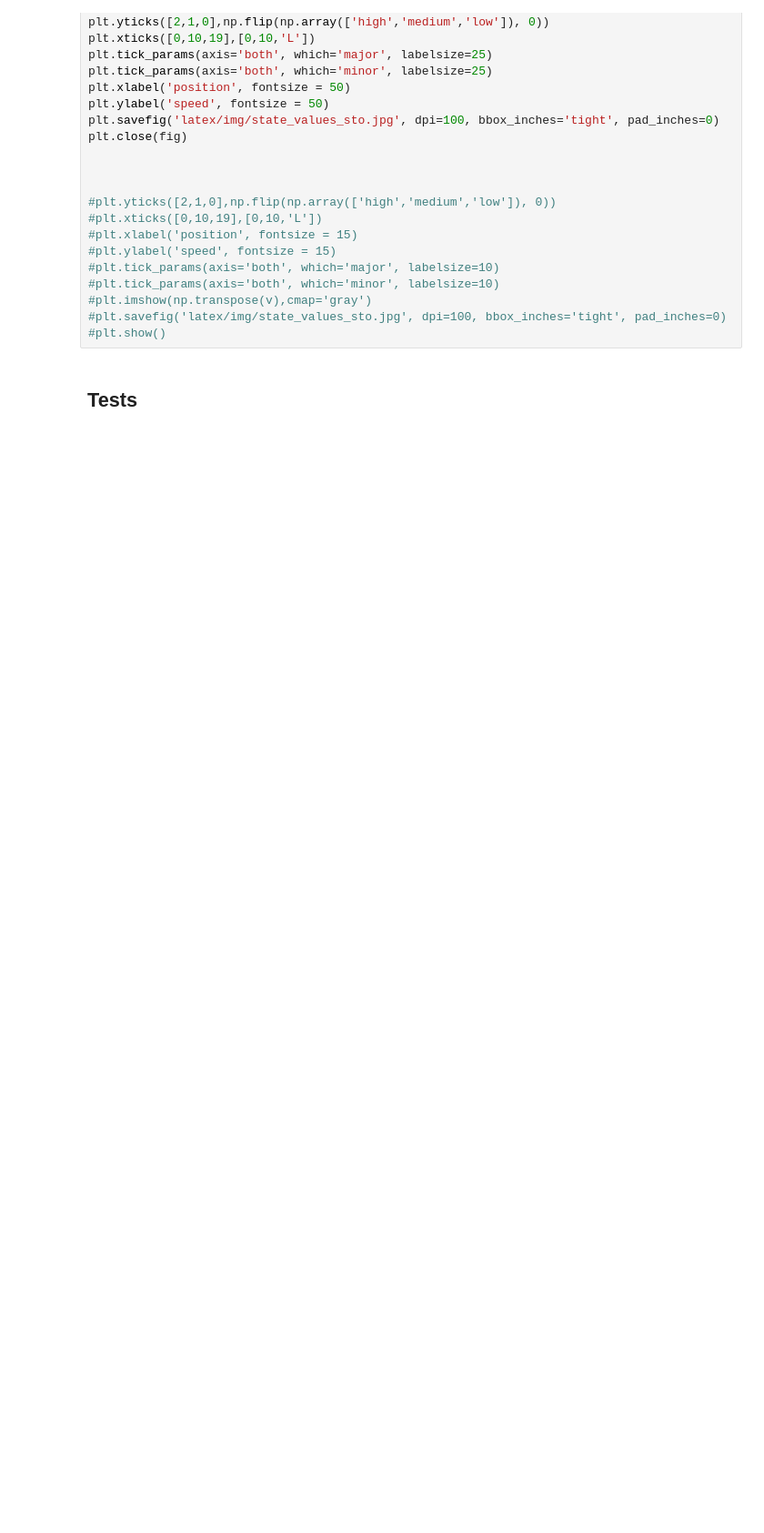
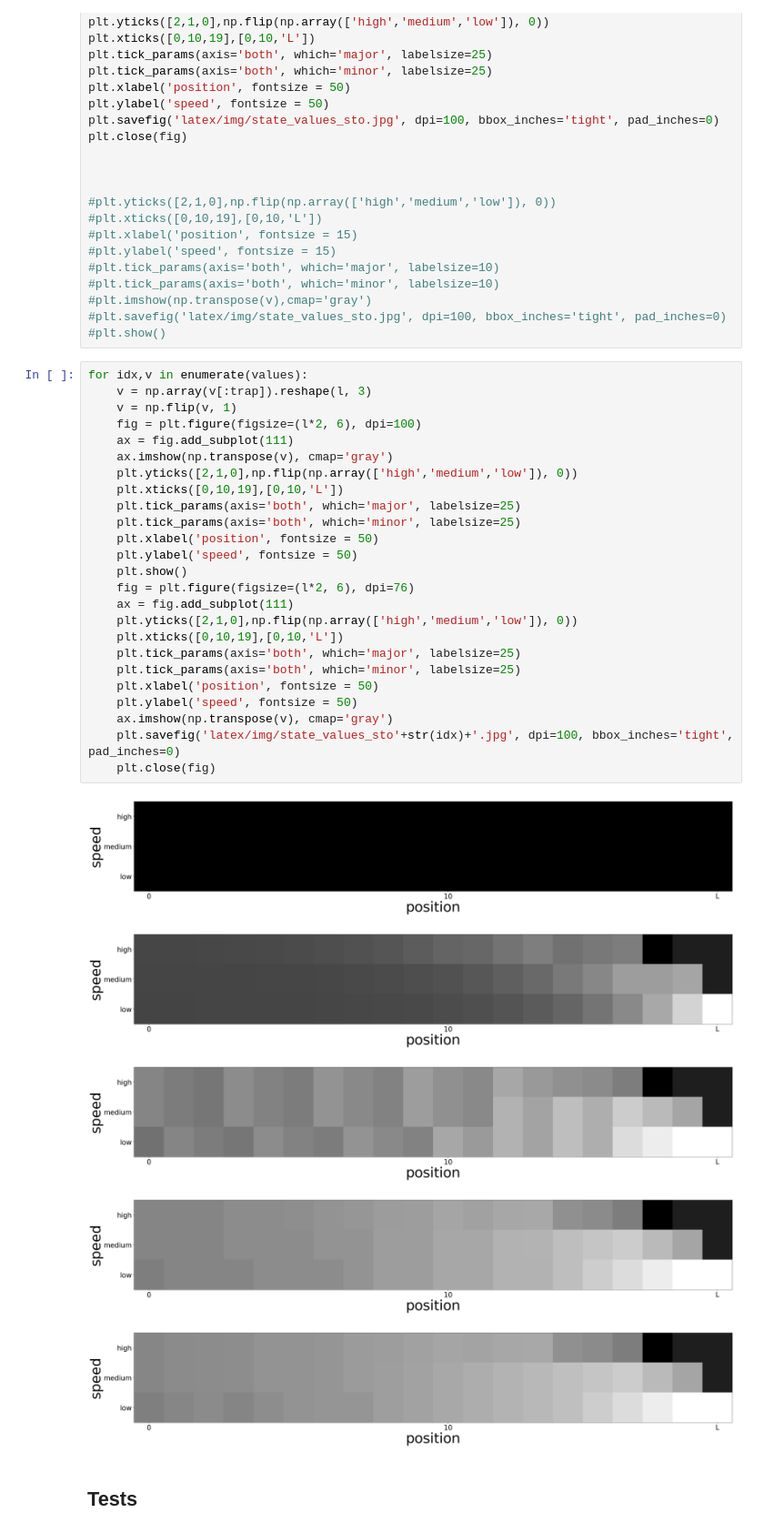
Before and after one commit to jonasracine/RL_sandbox, a Jupyter notebook: street_racer.ipynb, the cells around one changed output. Shown at 91% size. Cells and saved outputs as stored; diff of their text form; blank space fills up the shorter version.

```diff
--- a/street_racer.ipynb
+++ b/street_racer.ipynb
@@ -660,6 +660,37 @@ plt.close(fig)
 #plt.imshow(np.transpose(v),cmap='gray')
 #plt.savefig('latex/img/state_values_sto.jpg', dpi=100, bbox_inches='tight', pad_inches=0)
 #plt.show()
+# %%
+for idx,v in enumerate(values):
+    v = np.array(v[:trap]).reshape(l, 3)
+    v = np.flip(v, 1)
+    fig = plt.figure(figsize=(l*2, 6), dpi=100)
+    ax = fig.add_subplot(111)
+    ax.imshow(np.transpose(v), cmap='gray')
+    plt.yticks([2,1,0],np.flip(np.array(['high','medium','low']), 0))
+    plt.xticks([0,10,19],[0,10,'L'])
+    plt.tick_params(axis='both', which='major', labelsize=25)
+    plt.tick_params(axis='both', which='minor', labelsize=25)
+    plt.xlabel('position', fontsize = 50)
+    plt.ylabel('speed', fontsize = 50)
+    plt.show()
+    fig = plt.figure(figsize=(l*2, 6), dpi=76)
+    ax = fig.add_subplot(111)
+    plt.yticks([2,1,0],np.flip(np.array(['high','medium','low']), 0))
+    plt.xticks([0,10,19],[0,10,'L'])
+    plt.tick_params(axis='both', which='major', labelsize=25)
+    plt.tick_params(axis='both', which='minor', labelsize=25)
+    plt.xlabel('position', fontsize = 50)
+    plt.ylabel('speed', fontsize = 50)
+    ax.imshow(np.transpose(v), cmap='gray')
+    plt.savefig('latex/img/state_values_sto'+str(idx)+'.jpg', dpi=100, bbox_inches='tight', pad_inches=0)
+    plt.close(fig)
+# %% [output]
+[figure, added]
+[figure, added]
+[figure, added]
+[figure, added]
+[figure, added]
 # %% [markdown]
 ## Tests
 # %%
```
Also changed, not shown: parts of 2 cells of this notebook, 21 other files.
